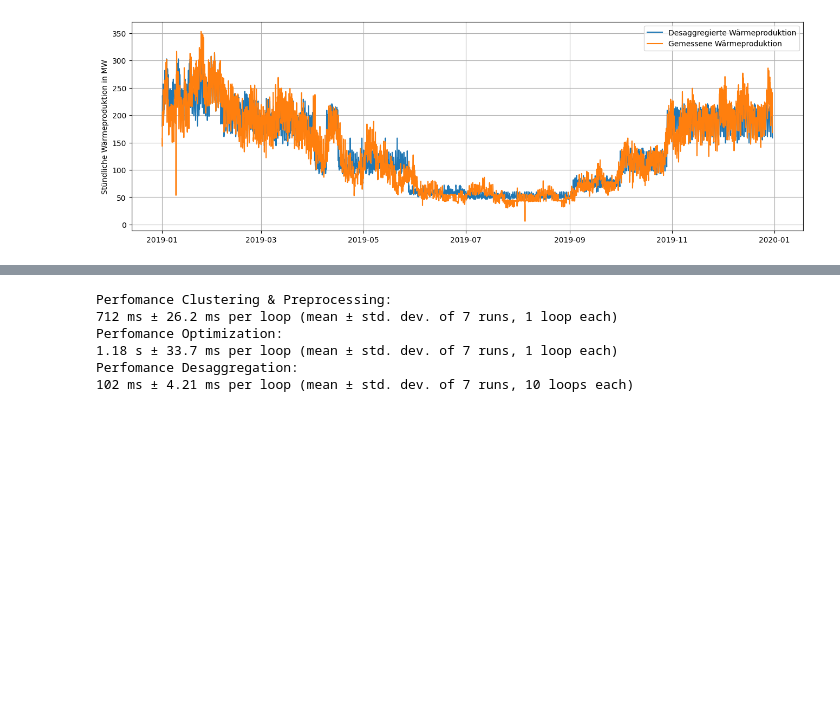
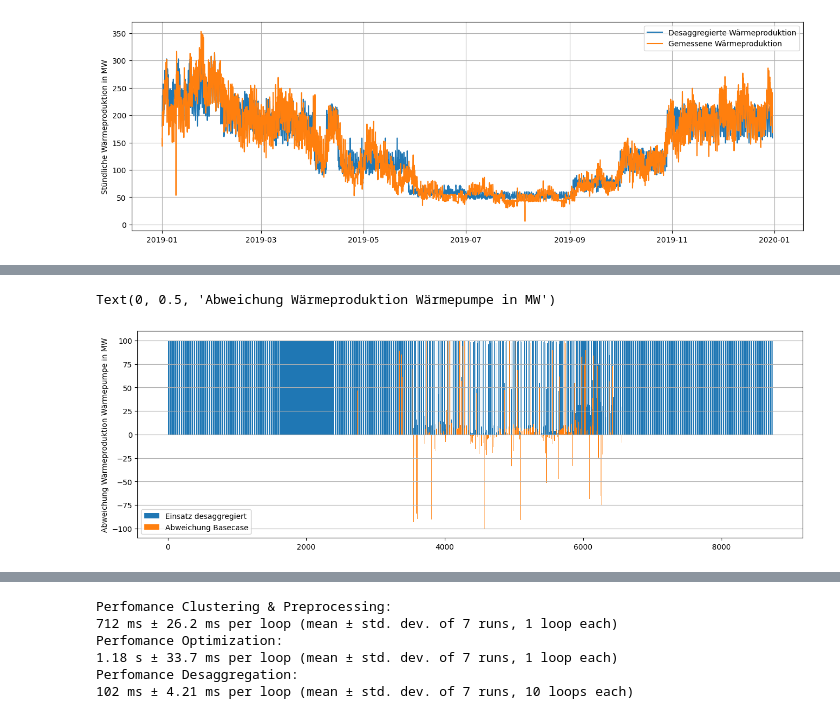
Before and after one commit to jfreissmann/oemof_solph_tsam_example, a Jupyter notebook: src/es_agg_in_one.ipynb, the cells around one changed output, grey strips where cells are left out. Saved outputs shown, nothing was run; the diff lists cells and outputs as text; code cells hidden in the pictures; blank space fills up the shorter version.

Commit message:
Analyze hourly deviation from base case.

```diff
--- a/src/es_agg_in_one.ipynb
+++ b/src/es_agg_in_one.ipynb
@@ -295,0 +296,3 @@ Text(0, 0.5, 'Wärmespeicherfüllstand in MWh')
+# %%
+aggdiff = desagg_data[['heat pump to heat bus', 'gas boiler to heat bus', 'heat slack to heat bus']] - unitdata_base[['heat pump to heat bus', 'gas boiler to heat bus', 'heat slack to heat bus']]
+aggdiff.describe()
@@ -295,0 +309,12 @@ Text(0, 0.5, 'Wärmespeicherfüllstand in MWh')
+# %%
+fig, ax = plt.subplots(figsize=(16, 5))
+
+ax.bar(list(range(1, len(desagg_data)+1)), desagg_data['heat pump to heat bus'], label='Einsatz desaggregiert')
+ax.bar(list(range(1, len(aggdiff)+1)), aggdiff['heat pump to heat bus'], label='Abweichung Basecase')
+
+ax.legend()
+ax.grid(axis='y')
+ax.set_ylabel('Abweichung Wärmeproduktion Wärmepumpe in MW')
+# %% [output]
+Text(0, 0.5, 'Abweichung Wärmeproduktion Wärmepumpe in MW')
+[figure, added]
```
Also changed, not shown: parts of 12 cells of this notebook.
